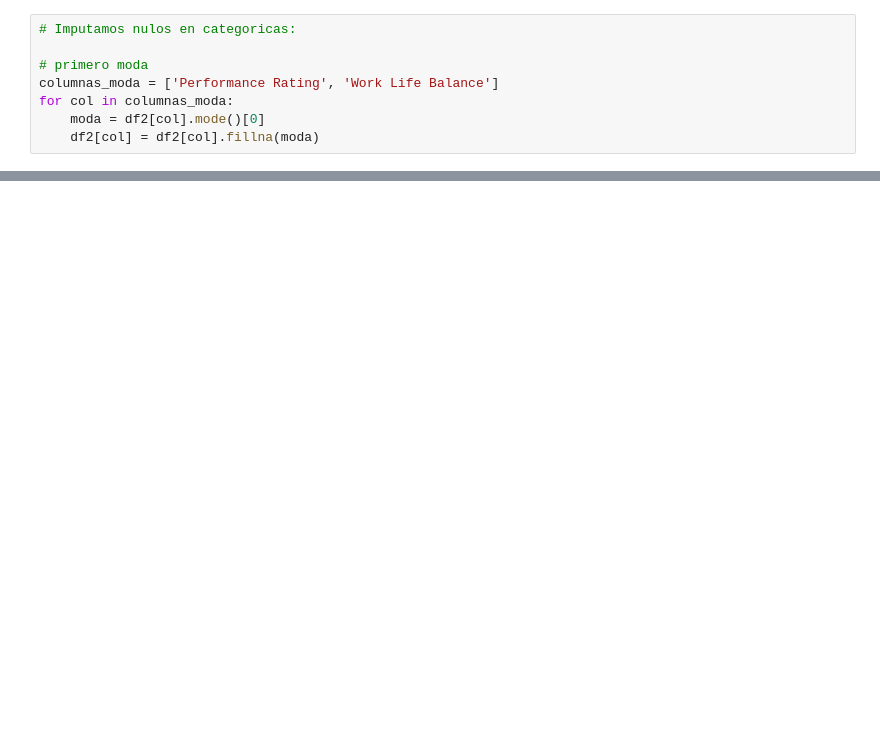
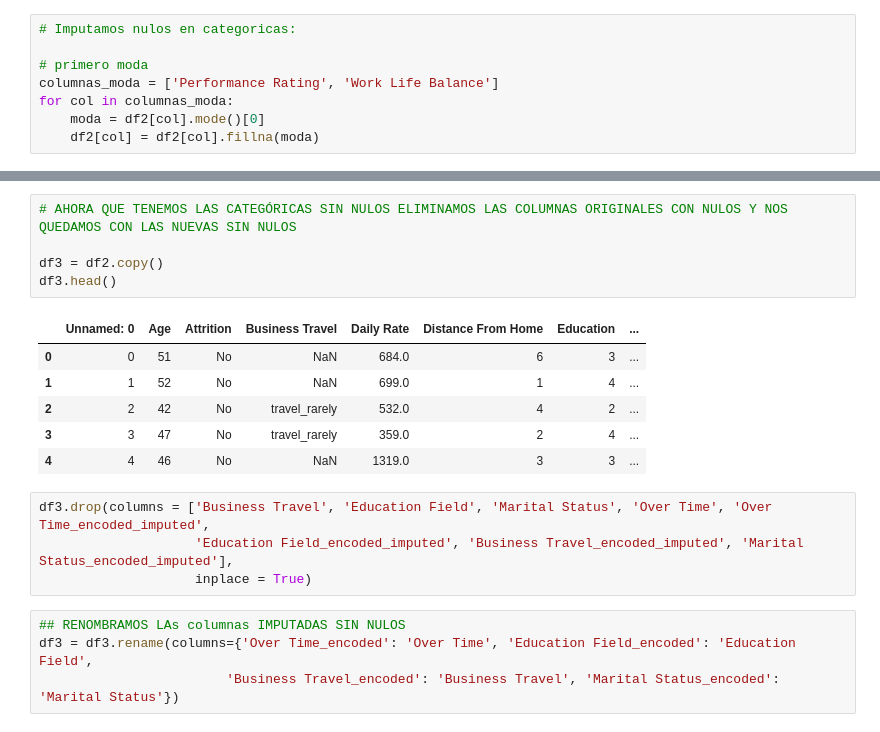
Before and after one commit to Adalab/proyecto-da-promo-c-modulo-3-team-1, a Jupyter notebook: proyecto3_equipo1.ipynb, the cells around one changed output, grey strips where cells are left out. Saved outputs shown, nothing was run; the diff lists cells and outputs as text; blank space fills up the shorter version.

Commit message:
limpieza final sin nulos

```diff
--- a/proyecto3_equipo1.ipynb
+++ b/proyecto3_equipo1.ipynb
@@ -945,0 +1135,20 @@ ValueError: could not convert string to float: 'Married'
+# %%
+# AHORA QUE TENEMOS LAS CATEGÓRICAS SIN NULOS ELIMINAMOS LAS COLUMNAS ORIGINALES CON NULOS Y NOS QUEDAMOS CON LAS NUEVAS SIN NULOS
+
+df3 = df2.copy()
+df3.head()
+# %% [output]
+|  | Unnamed: 0 | Age | Attrition | Business Travel | Daily Rate | Distance From Home | Education | ... |
+| 0 | 0 | 51 | No | NaN | 684.0 | 6 | 3 | ... |
+| 1 | 1 | 52 | No | NaN | 699.0 | 1 | 4 | ... |
+| 2 | 2 | 42 | No | travel_rarely | 532.0 | 4 | 2 | ... |
+| 3 | 3 | 47 | No | travel_rarely | 359.0 | 2 | 4 | ... |
+| 4 | 4 | 46 | No | NaN | 1319.0 | 3 | 3 | ... |
+# %%
+df3.drop(columns = ['Business Travel', 'Education Field', 'Marital Status', 'Over Time', 'Over Time_encoded_imputed',
+                    'Education Field_encoded_imputed', 'Business Travel_encoded_imputed', 'Marital Status_encoded_imputed'],
+                    inplace = True)
+# %%
+## RENOMBRAMOS LAs columnas IMPUTADAS SIN NULOS
+df3 = df3.rename(columns={'Over Time_encoded': 'Over Time', 'Education Field_encoded': 'Education Field',
+                        'Business Travel_encoded': 'Business Travel', 'Marital Status_encoded': 'Marital Status'})
```
Also changed, not shown: parts of 41 cells of this notebook.
